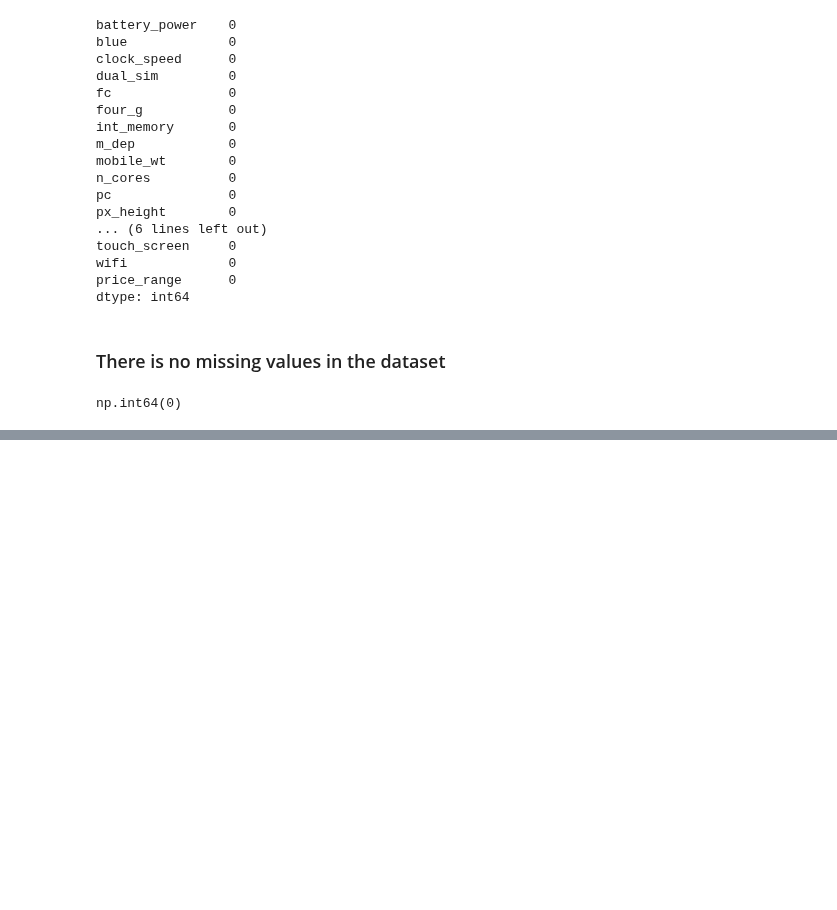
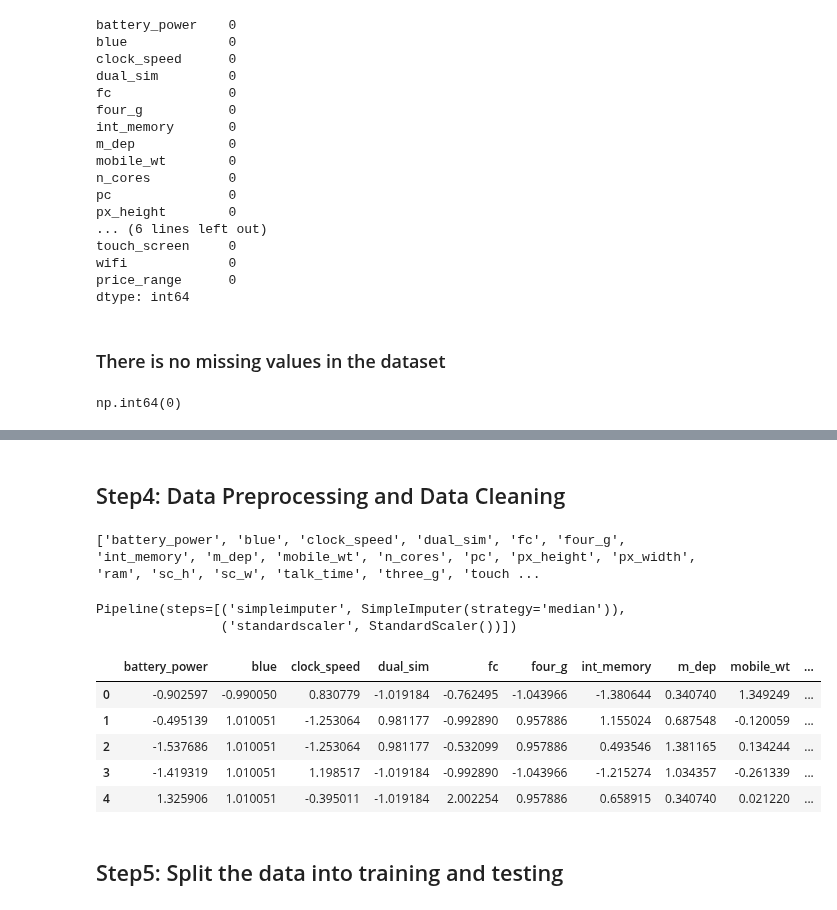
Before and after one commit to ganesh-207/Machine_learning, a Jupyter notebook: Assignment/Mobile Price Classification .ipynb, the cells around one changed output, grey strips where cells are left out. Saved outputs shown, nothing was run; the diff lists cells and outputs as text; code cells hidden in the pictures; blank space fills up the shorter version.

```diff
--- a/Assignment/Mobile Price Classification .ipynb
+++ b/Assignment/Mobile Price Classification .ipynb
@@ -84,0 +87,2 @@ np.int64(0)
+# %%
+df = df.drop_duplicates()
@@ -84,0 +101,3 @@ np.int64(0)
+# %%
+X = df.drop(columns='price_range')
+Y = df[['price_range']]
@@ -84,0 +122,2 @@ np.int64(0)
+# %% [markdown]
+## Step4: Data Preprocessing and Data Cleaning
@@ -84,0 +130,26 @@ np.int64(0)
+# %%
+print(con)
+# %% [output]
+['battery_power', 'blue', 'clock_speed', 'dual_sim', 'fc', 'four_g', 'int_memory', 'm_dep', 'mobile_wt', 'n_cores', 'pc', 'px_height', 'px_width', 'ram', 'sc_h', 'sc_w', 'talk_time', 'three_g', 'touch ...
+# %%
+pre = make_pipeline(
+    SimpleImputer(strategy='median'),
+    StandardScaler()
+).set_output(transform='pandas')
+# %%
+pre
+# %% [output]
+Pipeline(steps=[('simpleimputer', SimpleImputer(strategy='median')),
+                ('standardscaler', StandardScaler())])
+# %%
+X_pre = pre.fit_transform(X)
+X_pre.head()
+# %% [output]
+|  | battery_power | blue | clock_speed | dual_sim | fc | four_g | int_memory | m_dep | mobile_wt | ... |
+| 0 | -0.902597 | -0.990050 | 0.830779 | -1.019184 | -0.762495 | -1.043966 | -1.380644 | 0.340740 | 1.349249 | ... |
+| 1 | -0.495139 | 1.010051 | -1.253064 | 0.981177 | -0.992890 | 0.957886 | 1.155024 | 0.687548 | -0.120059 | ... |
+| 2 | -1.537686 | 1.010051 | -1.253064 | 0.981177 | -0.532099 | 0.957886 | 0.493546 | 1.381165 | 0.134244 | ... |
+| 3 | -1.419319 | 1.010051 | 1.198517 | -1.019184 | -0.992890 | -1.043966 | -1.215274 | 1.034357 | -0.261339 | ... |
+| 4 | 1.325906 | 1.010051 | -0.395011 | -1.019184 | 2.002254 | 0.957886 | 0.658915 | 0.340740 | 0.021220 | ... |
+# %% [markdown]
+## Step5: Split the data into training and testing
```
Also changed, not shown: parts of 37 cells of this notebook, 1 other file.
